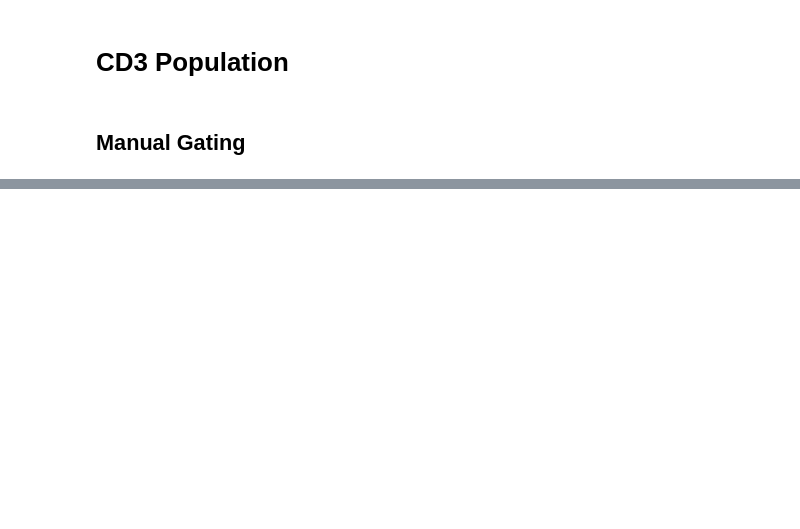
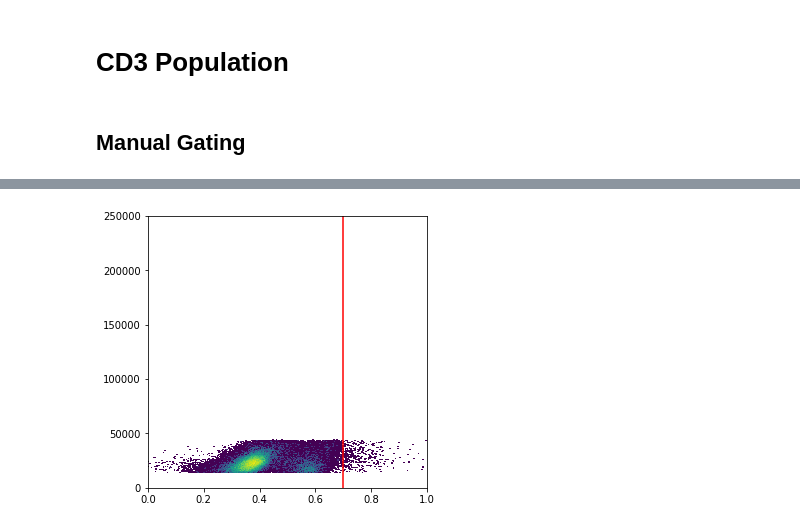
Before and after one commit to burtonrj/CytoPy, a Jupyter notebook: immunova/Notebooks/Testing/Population_Identification_Validation/CD3 Gating.ipynb, the cells around one changed output, grey strips where cells are left out. Cells and saved outputs as stored; diff of their text form; code cells hidden in the pictures; blank space fills up the shorter version.

```diff
--- a/immunova/Notebooks/Testing/Population_Identification_Validation/CD3 Gating.ipynb
+++ b/immunova/Notebooks/Testing/Population_Identification_Validation/CD3 Gating.ipynb
@@ -37,0 +84,5 @@ exp = FCSExperiment.objects(experiment_id='ILTIS_T1').get()
+# %%
+hc = Gating(exp, 'hc4')
+visualise_manual_threshold(hc, 'lymphocytes', 'L/D', 0.7, (0, 1), (0,250000))
+# %% [output]
+[figure, added]
```
Also changed, not shown: parts of 22 cells of this notebook, 3 other files.
